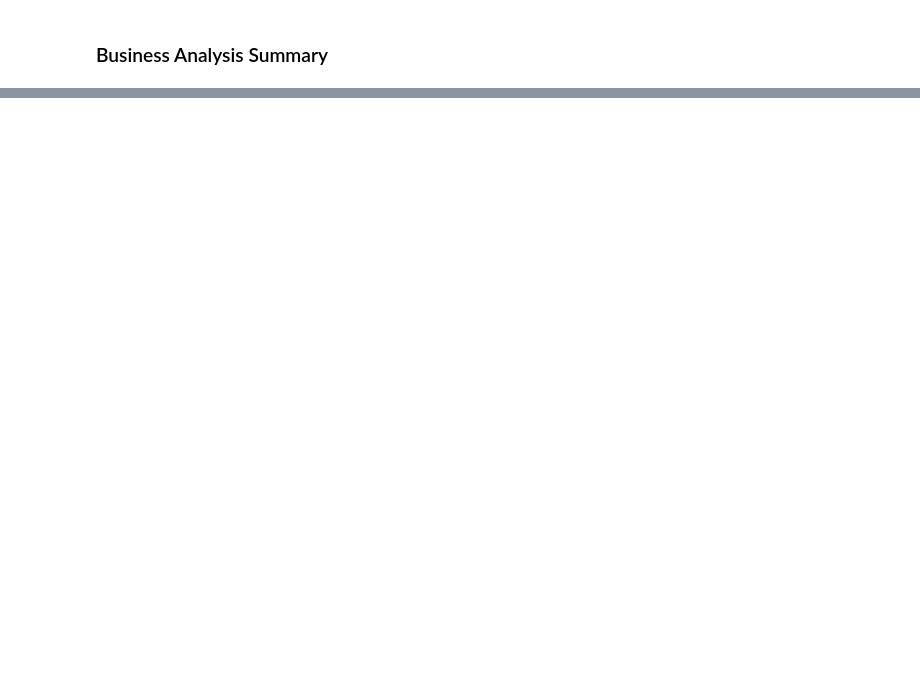
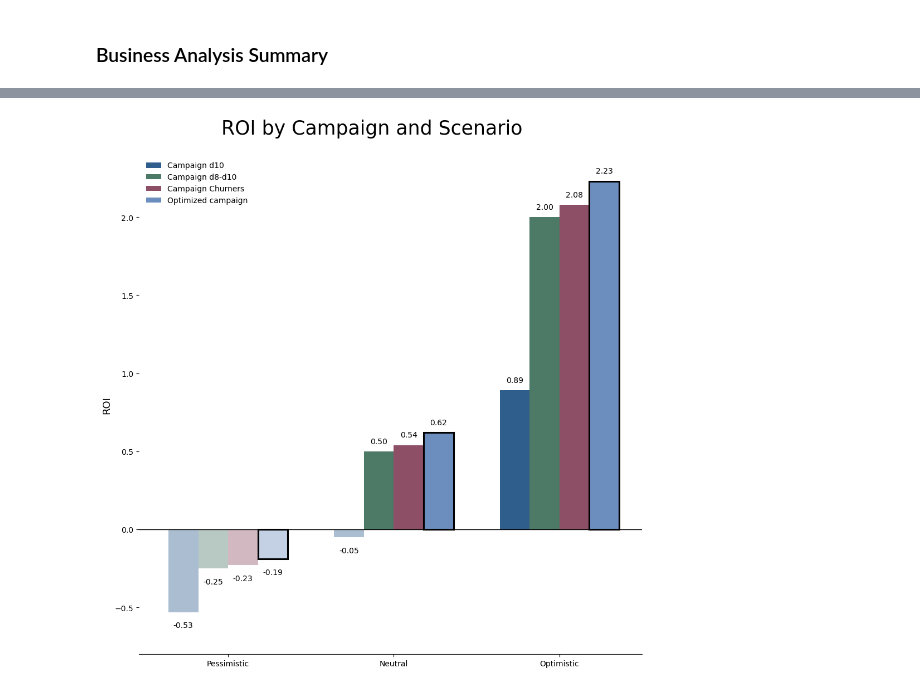
Before and after one commit to gabarosky/Telcochurn, a Jupyter notebook: notebooks/churn.ipynb, the cells around one changed output, grey strips where cells are left out. Cells and saved outputs as stored; diff of their text form; code cells hidden in the pictures; blank space fills up the shorter version.

```diff
--- a/notebooks/churn.ipynb
+++ b/notebooks/churn.ipynb
@@ -1508 +1691,80 @@ plt.show()
+# %%
+
+
+roi = table.loc["ROI"]
+
+scenarios = ["Pessimistic", "Neutral", "Optimistic"]
+campaigns = ["Campaign d10", "Campaign d8-d10", "Campaign Churners", "Optimized campaign"]
+
+
+base_colors = {
+    "Campaign d10": "#2F5D8C",
+    "Campaign d8-d10": "#4C7A67",
+    "Campaign Churners": "#8C4F66",
+    "Optimized campaign": "#6C8EBF"
+}
+
+x = np.arange(len(scenarios))
+width = 0.18
+
+fig, ax = plt.subplots(figsize=(10,10))
+
+for i, campaign in enumerate(campaigns):
+
+    values = [roi[(campaign, scenario)] for scenario in scenarios]
+    base_color = base_colors[campaign]
+
+    for j, value in enumerate(values):
+
+        # Negativos → mismo color pero suavizado
+        if value < 0:
+            color = mcolors.to_rgba(base_color, alpha=0.4)
+        else:
+            color = base_color
+
+        scenario_values = [roi[(c, scenarios[j])] for c in campaigns]
+        max_value = max(scenario_values)
+        is_best = value == max_value
+
+        ax.bar(
+            x[j] + (i - 1.5) * width,
+            value,
+            width,
+            color=color,
+            edgecolor="black" if is_best else None,
+            linewidth=2.2 if is_best else 0.7
+        )
+
+        ax.text(
+            x[j] + (i - 1.5) * width,
+            value + (0.04 if value >= 0 else -0.06),
+            f"{value:.2f}",
+            ha='center',
+            va='bottom' if value >= 0 else 'top',
+            #fontsize=9
+        )
+
+ax.axhline(0, color="black", linewidth=1)
+
+ax.set_xticks(x)
+ax.set_xticklabels(scenarios)
+ax.set_ylabel("ROI")
+#ax.set_title("ROI by Campaign and Scenario")
+ax.set_ylim(-0.8, 2.4)
+# Limpiar bordes superiores
+ax.spines['top'].set_visible(False)
+ax.spines['right'].set_visible(False)
+ax.spines['left'].set_visible(False)
+
+fig.suptitle('ROI by Campaign and Scenario',  y=1)
+# Leyenda limpia
+for campaign in campaigns:
+    ax.bar(0, 0, color=base_colors[campaign], label=campaign)
+
+ax.legend(frameon=False)
+
+plt.tight_layout()
+plt.show()
+# %% [output]
+[figure, added]
 # %% [markdown]
```
Also changed, not shown: parts of 53 cells of this notebook, 1 other file.
